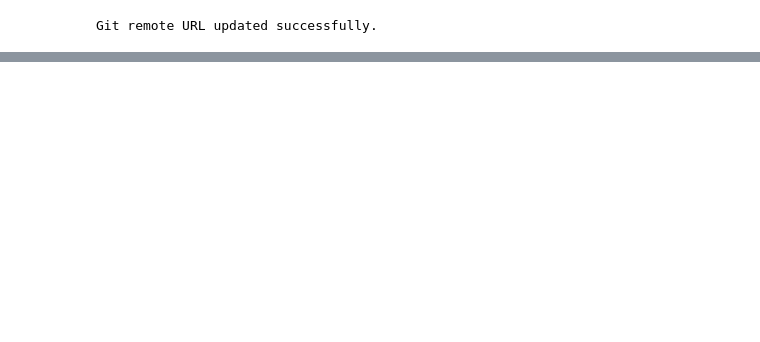
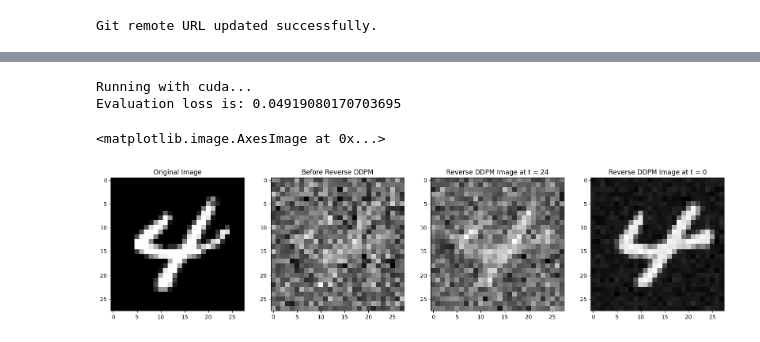
Before and after one commit to masa512/unet_ddpm, a Jupyter notebook: 03_Unet_diffusion.ipynb, the cells around one changed output, grey strips where cells are left out. Drawn from its saved outputs; the diff is of its cells as text; code cells hidden in the pictures; blank space fills up the shorter version.

```diff
--- a/03_Unet_diffusion.ipynb
+++ b/03_Unet_diffusion.ipynb
@@ -64,0 +456,15 @@ fatal: could not read Username for 'https://github.com': No such device or addre
+# %%
+# Load the MNIST dataset
+dataset = torchvision.datasets.MNIST(
+    root = "data",
+    train = True,
+    download = False,
+    transform = torchvision.transforms.ToTensor()
+)
+
+# Split dataset
+train_set, test_set = torch.utils.data.random_split(dataset, [0.8,0.2])
+
+# Create dataloader
+train_loader = torch.utils.data.DataLoader(train_set,batch_size=128,shuffle=True)
+test_loader = torch.utils.data.DataLoader(test_set,batch_size=128,shuffle=True)
@@ -64,0 +530,42 @@ fatal: could not read Username for 'https://github.com': No such device or addre
+# %%
+# Evaluate Test Loss
+test_ddpm(
+    model = model,
+    fD = fD,
+    dataloader = test_loader,
+    sinu_embedder = sinu_embedder)
+# %% [output]
+Running with cuda...
+Evaluation loss is: 0.04919080170703695
+# %%
+# Reverse DDPM
+
+n_sample = 1
+
+snapshots,x_0 = reverse_ddpm(
+    model = model,
+    dataloader = test_loader,
+    fD = fD,
+    sinu_embedder = sinu_embedder,
+    target_labels = [4],
+    n_sample = n_sample)
+# %%
+# Plot the images
+f,ax = plt.subplots(1,4,figsize=(20,5))
+ax[0].set_title("Original Image")
+ax[0].imshow(x_0.squeeze(),cmap="gray")
+
+t = len(snapshots)-1
+ax[1].set_title(f"Before Reverse DDPM")
+ax[1].imshow(snapshots[-1].squeeze(),cmap="gray")
+
+t = (len(snapshots)-1)//2
+ax[2].set_title(f"Reverse DDPM Image at t = {t}")
+ax[2].imshow(snapshots[t].squeeze(),cmap="gray")
+
+t = 0
+ax[3].set_title(f"Reverse DDPM Image at t = {t}")
+ax[3].imshow(snapshots[t].squeeze(),cmap="gray")
+# %% [output]
+<matplotlib.image.AxesImage at 0x...>
+[figure, added]
```
Also changed, not shown: parts of 63 cells of this notebook.
